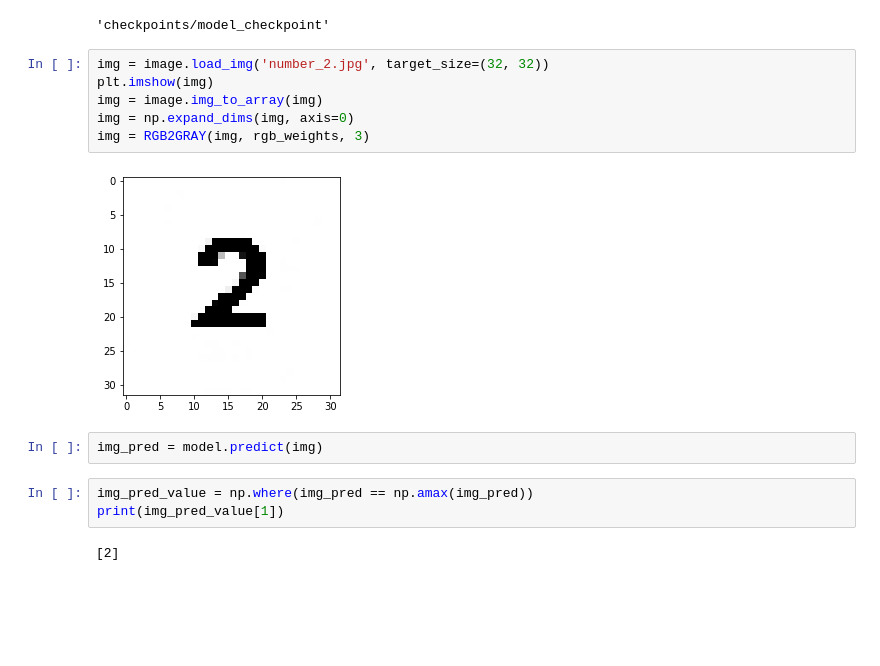
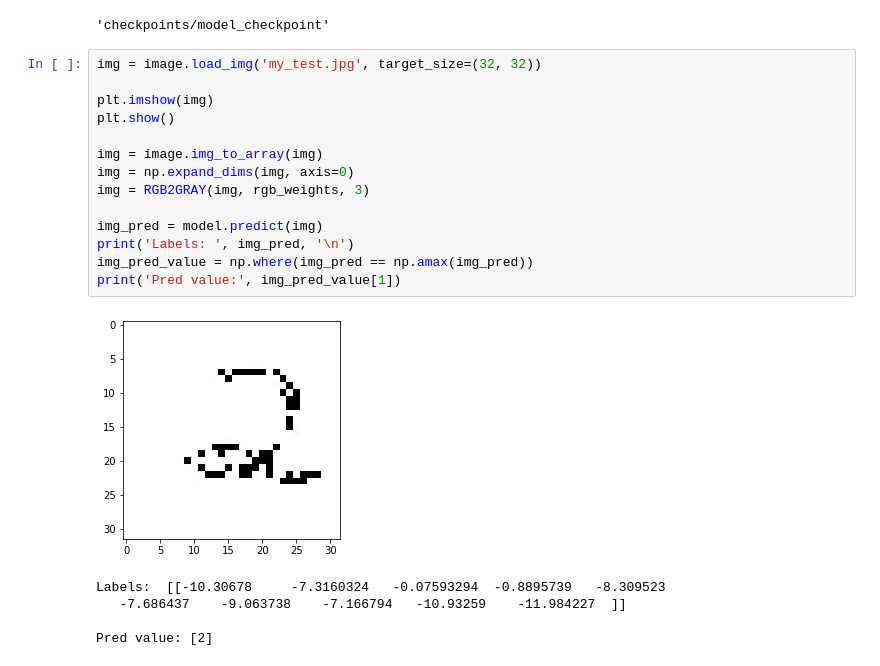
Before and after one commit to mavismmg/house-number-detection-with-cnn, a Jupyter notebook: CNN-SVHN-Number-detection.ipynb, the cells around one changed output. Saved outputs shown, nothing was run; the diff lists cells and outputs as text; blank space fills up the shorter version.

```diff
--- a/CNN-SVHN-Number-detection.ipynb
+++ b/CNN-SVHN-Number-detection.ipynb
@@ -295,21 +300,26 @@ checkpoint_save.save(sess=session, save_path=checkpoint_path())
 Device mapping:
 /job:localhost/replica:0/task:0/device:DML:0 -> {"name": "Radeon RX 580 Series", "vendor_id": 4098, "device_id": 26591, "driver_version": "30.0.13025.5005"}
 'checkpoints/model_checkpoint'
-# %%
-img = image.load_img('number_2.jpg', target_size=(32, 32))
-plt.imshow(img)
-img = image.img_to_array(img)
-img = np.expand_dims(img, axis=0)
-img = RGB2GRAY(img, rgb_weights, 3)
-# %% [output]
-[figure, removed]
-# %%
-img_pred = model.predict(img)
-# %%
-img_pred_value = np.where(img_pred == np.amax(img_pred))
-print(img_pred_value[1])
-# %% [output]
-[2]
+# %%
+img = image.load_img('my_test.jpg', target_size=(32, 32))
+
+plt.imshow(img)
+plt.show()
+
+img = image.img_to_array(img)
+img = np.expand_dims(img, axis=0)
+img = RGB2GRAY(img, rgb_weights, 3)
+
+img_pred = model.predict(img)
+print('Labels: ', img_pred, '\n')
+img_pred_value = np.where(img_pred == np.amax(img_pred))
+print('Pred value:', img_pred_value[1])
+# %% [output]
+[figure, added]
+Labels:  [[-10.30678     -7.3160324   -0.07593294  -0.8895739   -8.309523
+   -7.686437    -9.063738    -7.166794   -10.93259    -11.984227  ]]
+
+Pred value: [2]
 # %%
 metrics_df = pd.DataFrame(history.history)
 metrics_df
```
Also changed, not shown: parts of 10 cells of this notebook.
